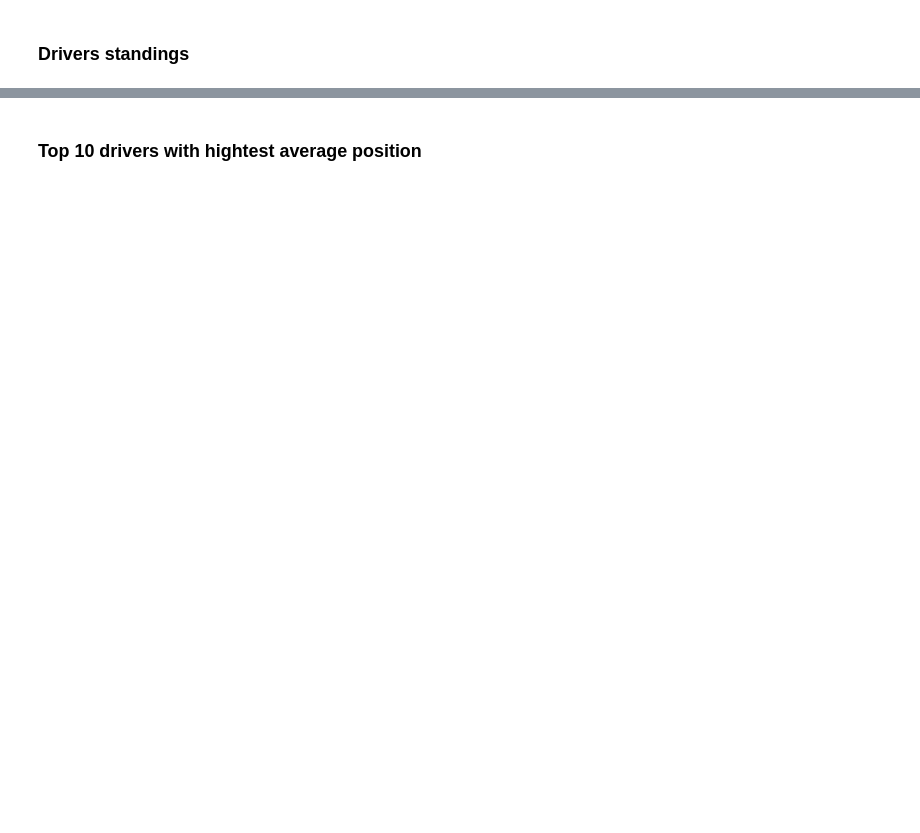
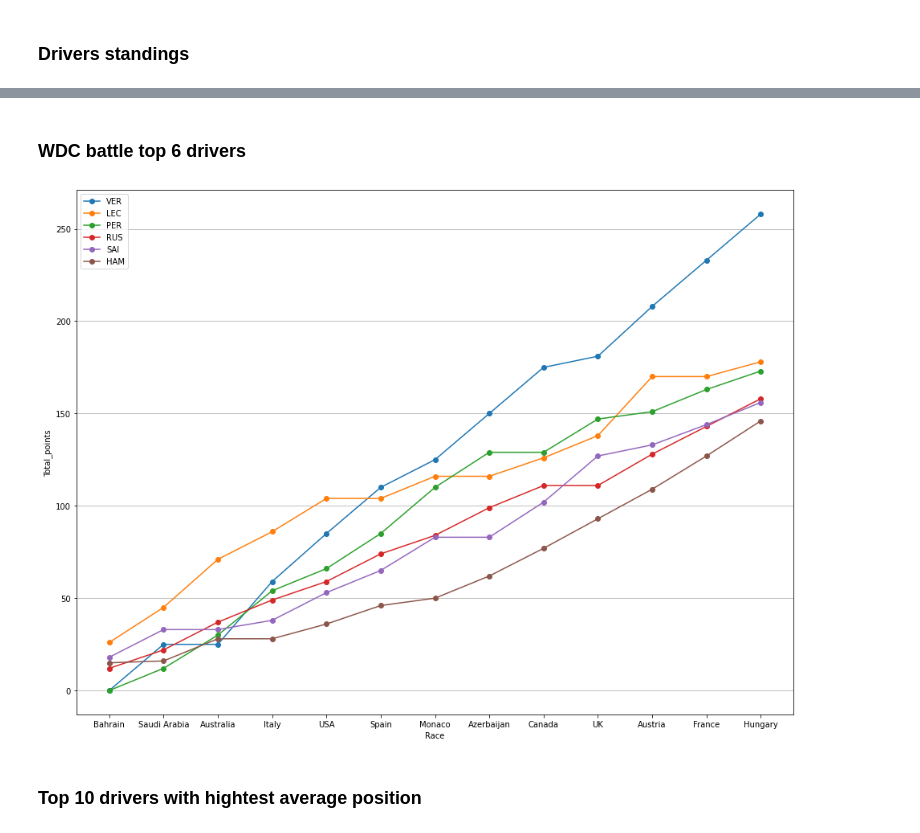
Before and after one commit to pmaciejj/f1, a Jupyter notebook: notebook/f1.ipynb, the cells around one changed output, grey strips where cells are left out. Cells and saved outputs as stored; diff of their text form; code cells hidden in the pictures; blank space fills up the shorter version.

```diff
--- a/notebook/f1.ipynb
+++ b/notebook/f1.ipynb
@@ -120,3 +120,34 @@ df.sort_values([('total_points', 2020)],ascending=False)
+# %% [markdown]
+### WDC battle top 6 drivers
+# %%
+
+curr_year = pd.Timestamp.today().year
+df_p = points[points["season"] == curr_year ].groupby(["round","Driver_code"],as_index=False)["points"].sum()
+df_p["running_points"] = df_p.groupby("Driver_code",as_index=False)["points"].cumsum()
+
+df_p_top6 = df_p[df_p["round"] == df_p["round"].nlargest(1).values[0]]
+df_p_top6 = df_p_top6.sort_values(by = "running_points",ascending=False).head(6)["Driver_code"]
+
+#dr = points["Driver_code"].drop_duplicates()
+df_sr = pd.merge(races[races.season == curr_year][["round","Circuit_Location_country"]],df_p_top6,how="cross")
+df_sr = pd.merge(df_sr,df_p,how="left",left_on=["round","Driver_code"], right_on=["round","Driver_code"])
+
+
+df_sr[df_sr["Driver_code"] == "VER" ][["Circuit_Location_country","running_points"]].set_index("Circuit_Location_country")
+
+
+plt.figure(figsize=(16,12))
+plt.xlabel("Race")
+plt.ylabel("Total_points")
+for driver in df_p_top6.values:
+    #print(driver)
+    plt.plot(df_sr[df_sr["Driver_code"] == driver ][["Circuit_Location_country","running_points"]].set_index("Circuit_Location_country"),label = driver,linestyle = "solid",marker = "o",zorder = 2)
+
+plt.legend()
+plt.grid(axis = "y")
+plt.show()
+# %% [output]
+[figure, added]
 # %% [markdown]
 ### Top 10 drivers with hightest average position
 # %%
```
Also changed, not shown: parts of 4 cells of this notebook, 4 other files.
